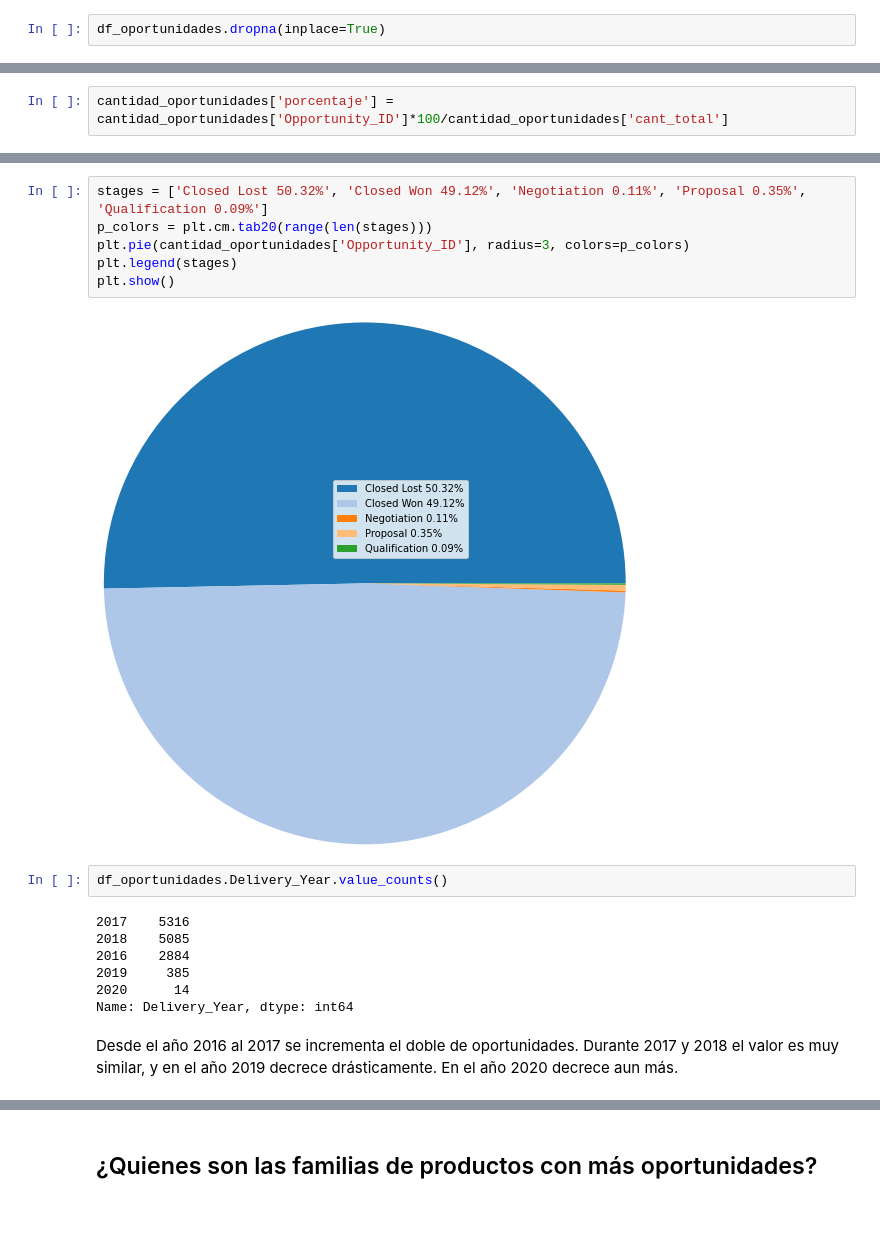
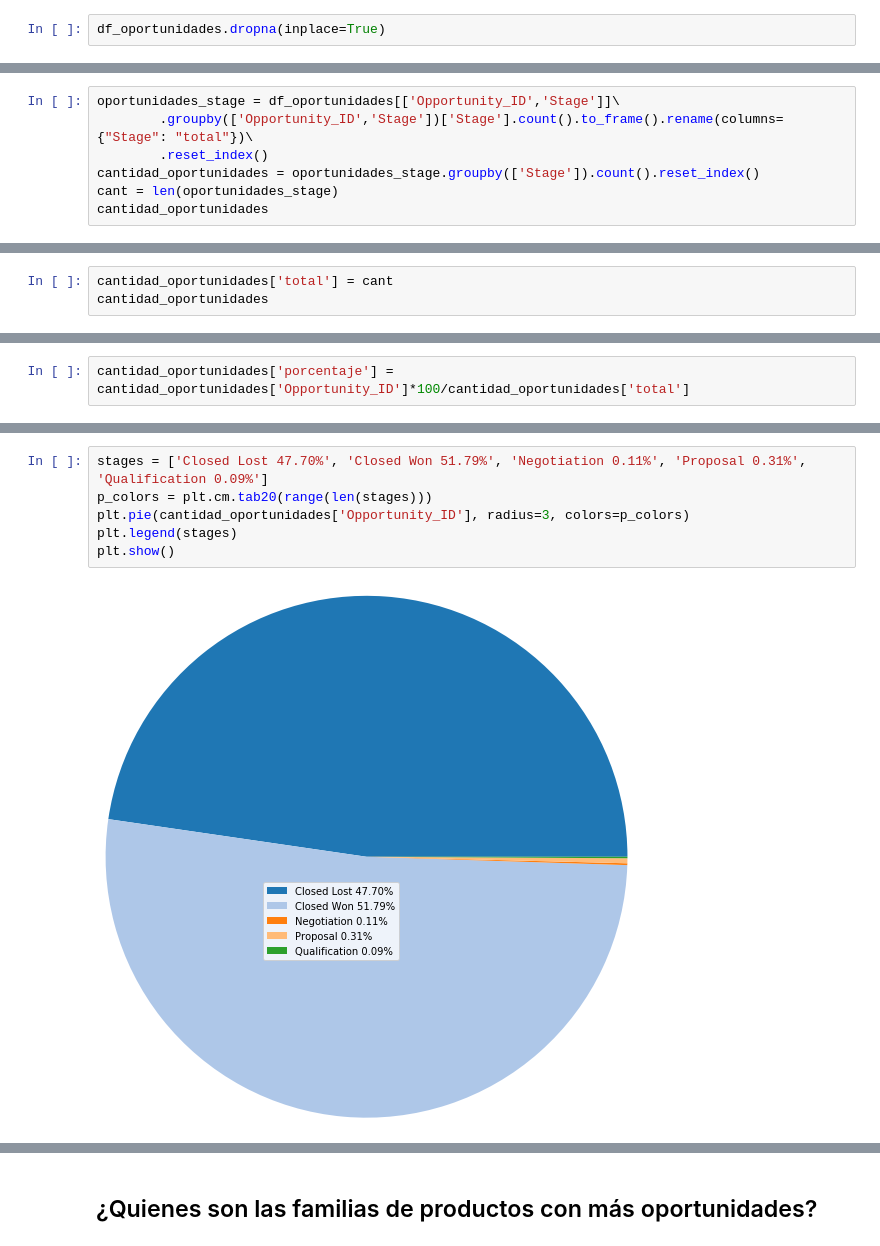
Before and after one commit to faristegui/tpdatos-2c-2020, a Jupyter notebook: TP1-Facundo.ipynb, the cells around one changed output, grey strips where cells are left out. Saved outputs shown, nothing was run; the diff lists cells and outputs as text; blank space fills up the shorter version.

Commit message:
nuevos plots

```diff
--- a/TP1-Facundo.ipynb
+++ b/TP1-Facundo.ipynb
@@ -82,0 +105,7 @@ cantidad_oportunidades['cant_total'] = len(oportunidades)
+# %%
+oportunidades_stage = df_oportunidades[['Opportunity_ID','Stage']]\
+        .groupby(['Opportunity_ID','Stage'])['Stage'].count().to_frame().rename(columns={"Stage": "total"})\
+        .reset_index()
+cantidad_oportunidades = oportunidades_stage.groupby(['Stage']).count().reset_index()
+cant = len(oportunidades_stage)
+cantidad_oportunidades
@@ -82,0 +119,3 @@ cantidad_oportunidades['cant_total'] = len(oportunidades)
+# %%
+cantidad_oportunidades['total'] = cant
+cantidad_oportunidades
@@ -83,3 +129,3 @@ cantidad_oportunidades['cant_total'] = len(oportunidades)
 # %%
-cantidad_oportunidades['porcentaje'] = cantidad_oportunidades['Opportunity_ID']*100/cantidad_oportunidades['cant_total']
+cantidad_oportunidades['porcentaje'] = cantidad_oportunidades['Opportunity_ID']*100/cantidad_oportunidades['total']
 # %%
@@ -94,19 +140,8 @@ cantidad_oportunidades.reset_index()
 # %%
-stages = ['Closed Lost 50.32%', 'Closed Won 49.12%', 'Negotiation 0.11%', 'Proposal 0.35%', 'Qualification 0.09%']
+stages = ['Closed Lost 47.70%', 'Closed Won 51.79%', 'Negotiation 0.11%', 'Proposal 0.31%', 'Qualification 0.09%']
 p_colors = plt.cm.tab20(range(len(stages)))
 plt.pie(cantidad_oportunidades['Opportunity_ID'], radius=3, colors=p_colors)
 plt.legend(stages)
 plt.show()
 # %% [output]
-[figure, old version]
+[figure, new version]
-# %%
-df_oportunidades.Delivery_Year.value_counts()
-# %% [output]
-2017    5316
-2018    5085
-2016    2884
-2019     385
-2020      14
-Name: Delivery_Year, dtype: int64
-# %% [markdown]
-Desde el año 2016 al 2017 se incrementa el doble de oportunidades. Durante 2017 y 2018 el valor es muy similar, y en el año 2019 decrece drásticamente. En el año 2020 decrece aun más.
```
Also changed, not shown: parts of 23 cells of this notebook, 1 other file.
